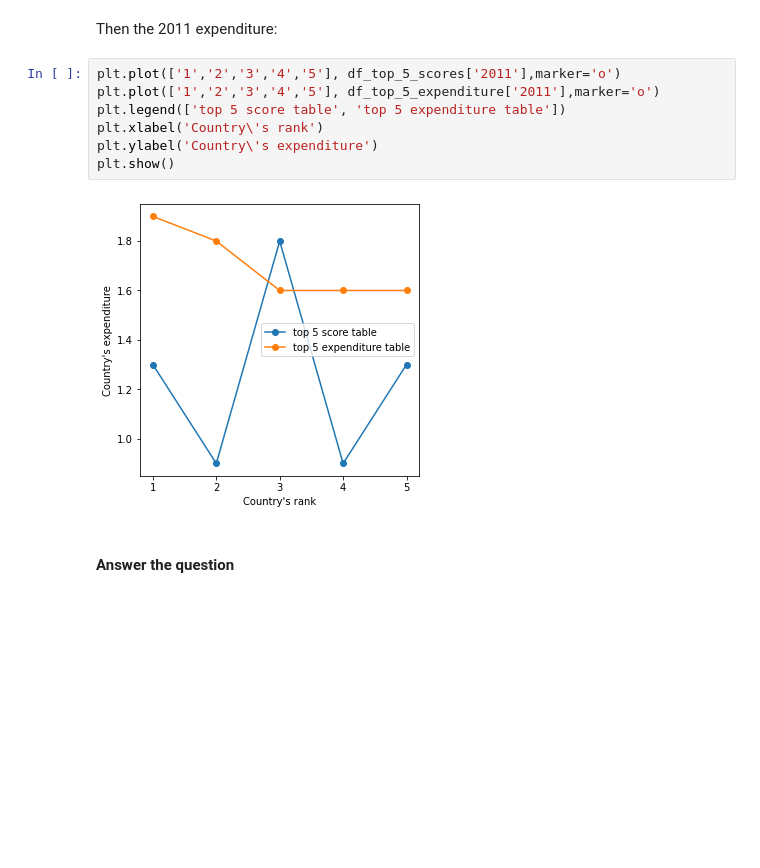
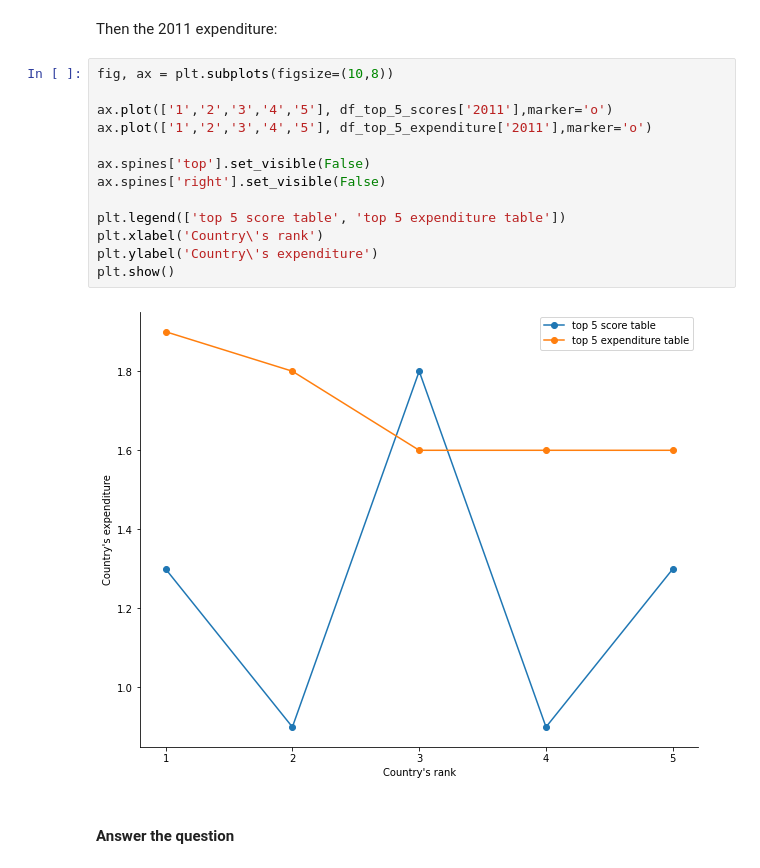
Before and after one commit to itskoi/P4DS-FinalProject, a Jupyter notebook: 17_19127037_19127303/EDA.ipynb, the cells around one changed output. Saved outputs shown, nothing was run; the diff lists cells and outputs as text; blank space fills up the shorter version.

```diff
--- a/17_19127037_19127303/EDA.ipynb
+++ b/17_19127037_19127303/EDA.ipynb
@@ -2369,14 +2378,20 @@ plt.show()
 # %% [markdown]
 Then the 2011 expenditure:
 # %%
-plt.plot(['1','2','3','4','5'], df_top_5_scores['2011'],marker='o')
-plt.plot(['1','2','3','4','5'], df_top_5_expenditure['2011'],marker='o')
+fig, ax = plt.subplots(figsize=(10,8))
+
+ax.plot(['1','2','3','4','5'], df_top_5_scores['2011'],marker='o')
+ax.plot(['1','2','3','4','5'], df_top_5_expenditure['2011'],marker='o')
+
+ax.spines['top'].set_visible(False)
+ax.spines['right'].set_visible(False)
+
 plt.legend(['top 5 score table', 'top 5 expenditure table'])
 plt.xlabel('Country\'s rank')
 plt.ylabel('Country\'s expenditure')
 plt.show()
 # %% [output]
-[figure, old version]
+[figure, new version]
 # %% [markdown]
 #### Answer the question
 # %% [markdown]
```
Also changed, not shown: parts of 8 cells of this notebook.
